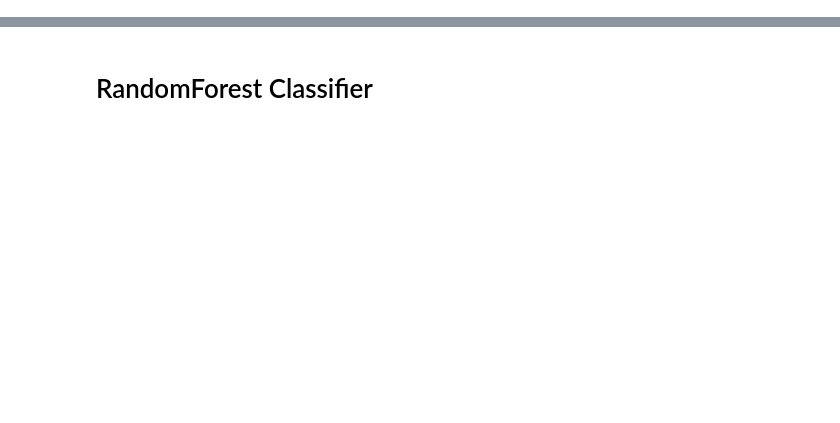
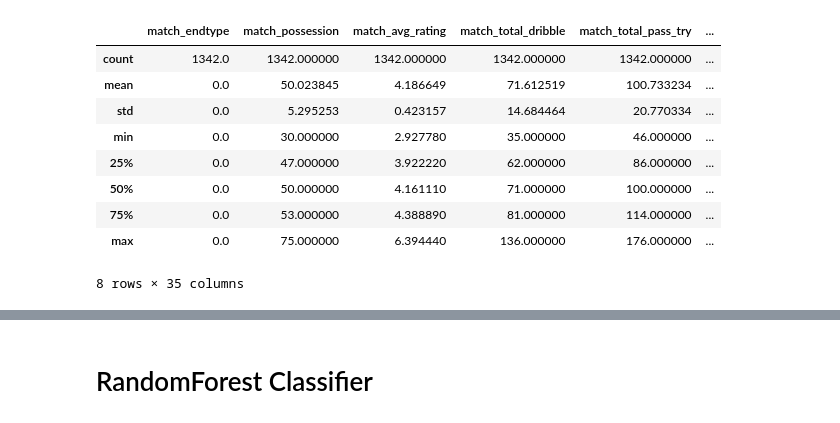
Before and after one commit to dohyun96305/Side_Proj_FCO, a Jupyter notebook: temp_folder/Jupyter_Notebook/modeling_match_user.ipynb, the cells around one changed output, grey strips where cells are left out. Drawn from its saved outputs; the diff is of its cells as text; code cells hidden in the pictures; blank space fills up the shorter version.

```diff
--- a/temp_folder/Jupyter_Notebook/modeling_match_user.ipynb
+++ b/temp_folder/Jupyter_Notebook/modeling_match_user.ipynb
@@ -67,2 +78,15 @@ df1['match_total_shoot_outpenalty_rate'] = (df1['match_total_shoot_outpenalty_su
+# %%
+df1.describe()
+# %% [output]
+|  | match_endtype | match_possession | match_avg_rating | match_total_dribble | match_total_pass_try | ... |
+| count | 1342.0 | 1342.000000 | 1342.000000 | 1342.000000 | 1342.000000 | ... |
+| mean | 0.0 | 50.023845 | 4.186649 | 71.612519 | 100.733234 | ... |
+| std | 0.0 | 5.295253 | 0.423157 | 14.684464 | 20.770334 | ... |
+| min | 0.0 | 30.000000 | 2.927780 | 35.000000 | 46.000000 | ... |
+| 25% | 0.0 | 47.000000 | 3.922220 | 62.000000 | 86.000000 | ... |
+| 50% | 0.0 | 50.000000 | 4.161110 | 71.000000 | 100.000000 | ... |
+| 75% | 0.0 | 53.000000 | 4.388890 | 81.000000 | 114.000000 | ... |
+| max | 0.0 | 75.000000 | 6.394440 | 136.000000 | 176.000000 | ... |
+8 rows × 35 columns
 # %%
 # Get columns from match_user_visualization VIF Check
```
Also changed, not shown: parts of 7 cells of this notebook, 1 other file.
